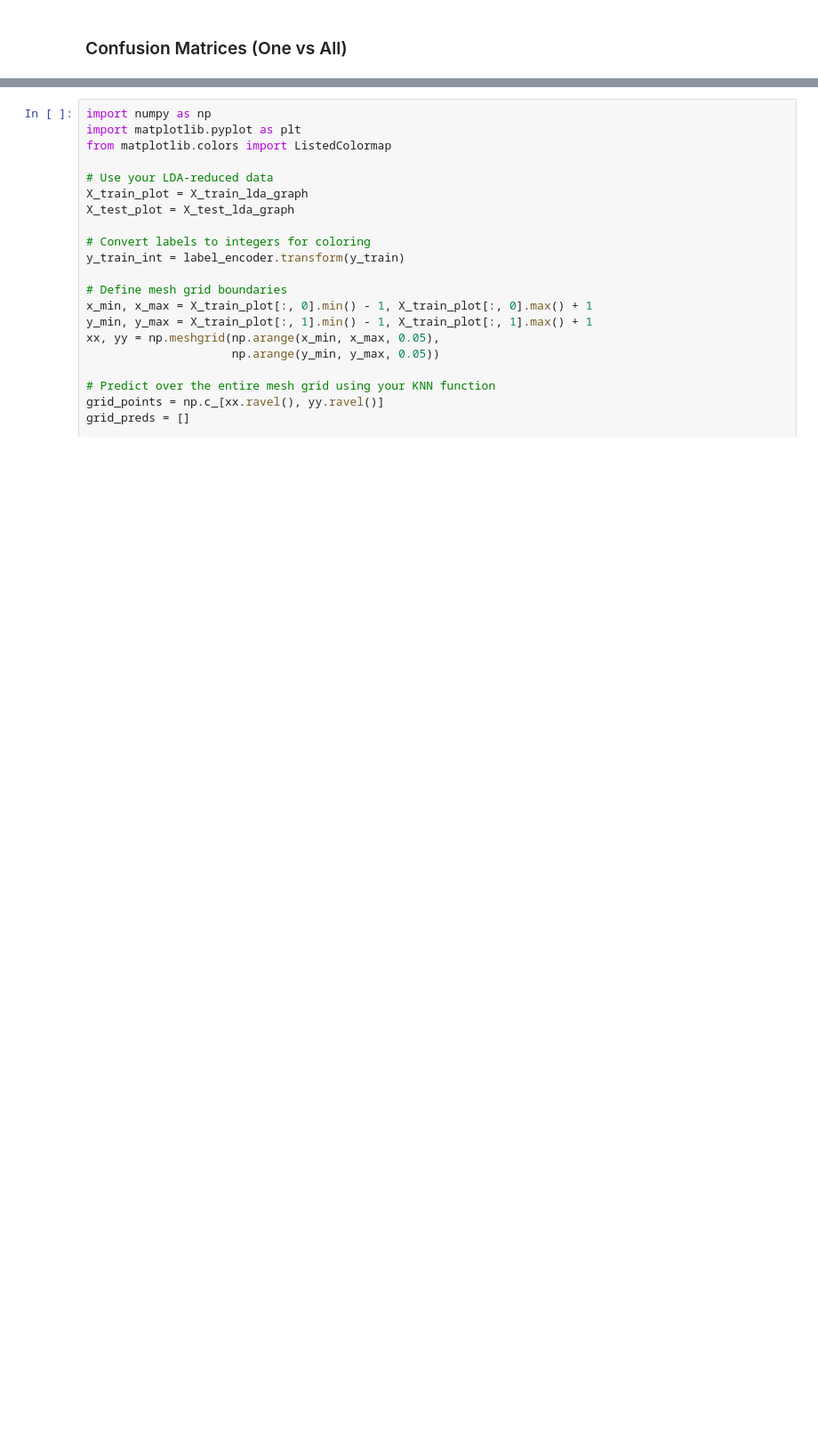
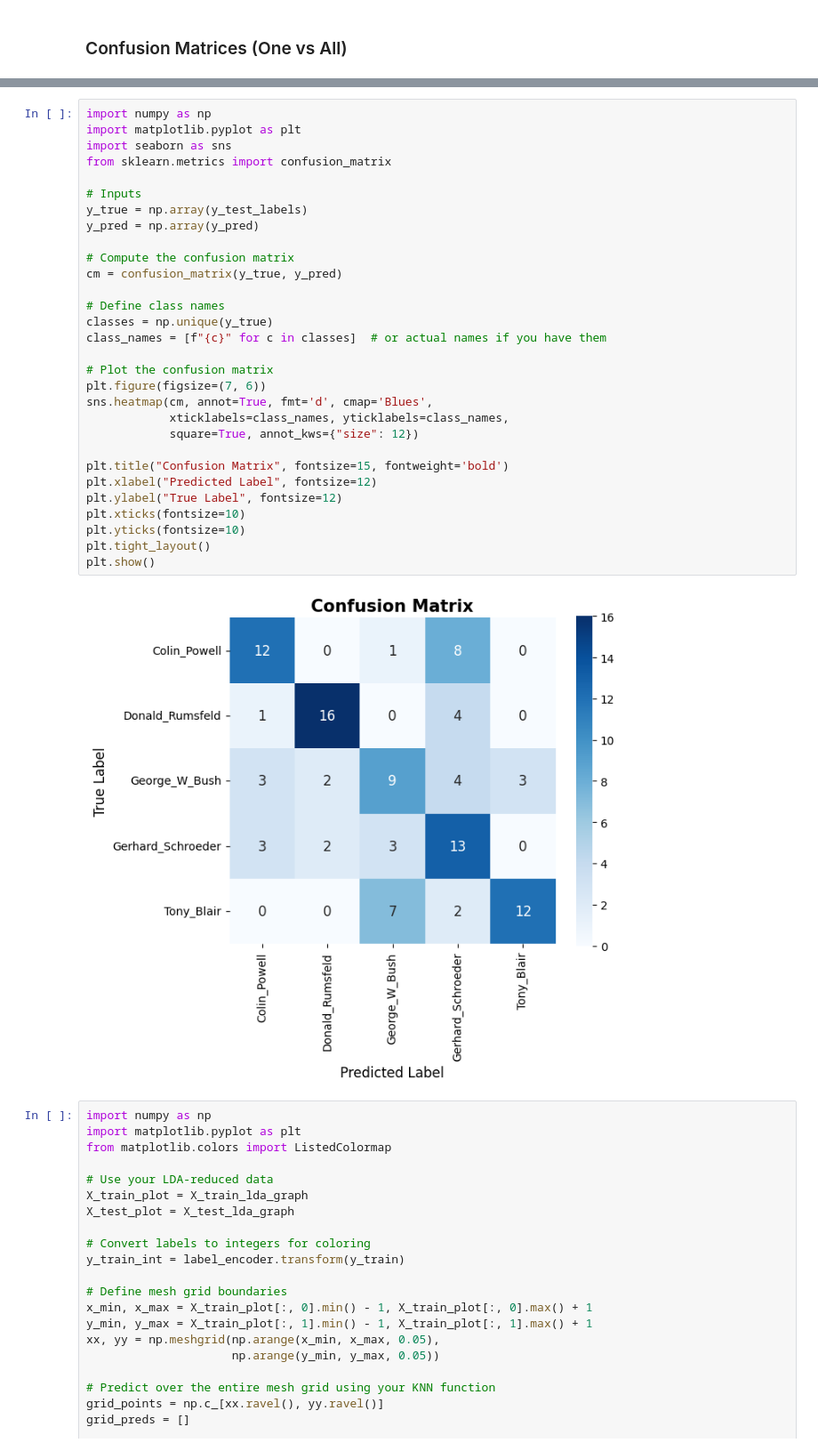
Before and after one commit to AgarwalMayank2/Face_Detection, a Jupyter notebook: applying_ML_algorithms/KNN_PRMLproj.ipynb, the cells around one changed output, grey strips where cells are left out. Shown at 89% size. Drawn from its saved outputs; the diff is of its cells as text; blank space fills up the shorter version.

```diff
--- a/applying_ML_algorithms/KNN_PRMLproj.ipynb
+++ b/applying_ML_algorithms/KNN_PRMLproj.ipynb
@@ -591,3 +594,35 @@ plt.show()
+# %%
+import numpy as np
+import matplotlib.pyplot as plt
+import seaborn as sns
+from sklearn.metrics import confusion_matrix
+
+# Inputs
+y_true = np.array(y_test_labels)
+y_pred = np.array(y_pred)
+
+# Compute the confusion matrix
+cm = confusion_matrix(y_true, y_pred)
+
+# Define class names
+classes = np.unique(y_true)
+class_names = [f"{c}" for c in classes]  # or actual names if you have them
+
+# Plot the confusion matrix
+plt.figure(figsize=(7, 6))
+sns.heatmap(cm, annot=True, fmt='d', cmap='Blues',
+            xticklabels=class_names, yticklabels=class_names,
+            square=True, annot_kws={"size": 12})
+
+plt.title("Confusion Matrix", fontsize=15, fontweight='bold')
+plt.xlabel("Predicted Label", fontsize=12)
+plt.ylabel("True Label", fontsize=12)
+plt.xticks(fontsize=10)
+plt.yticks(fontsize=10)
+plt.tight_layout()
+plt.show()
+# %% [output]
+[figure, added]
 # %%
 import numpy as np
 import matplotlib.pyplot as plt
```
Also changed, not shown: parts of 11 cells of this notebook.
